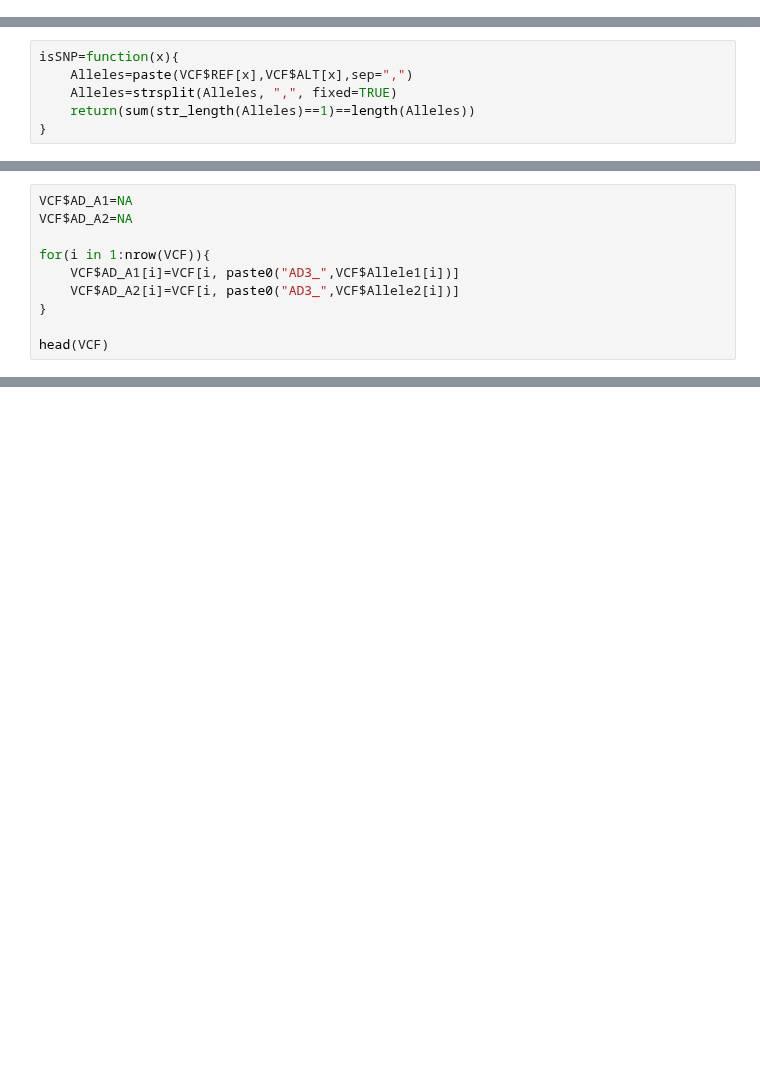
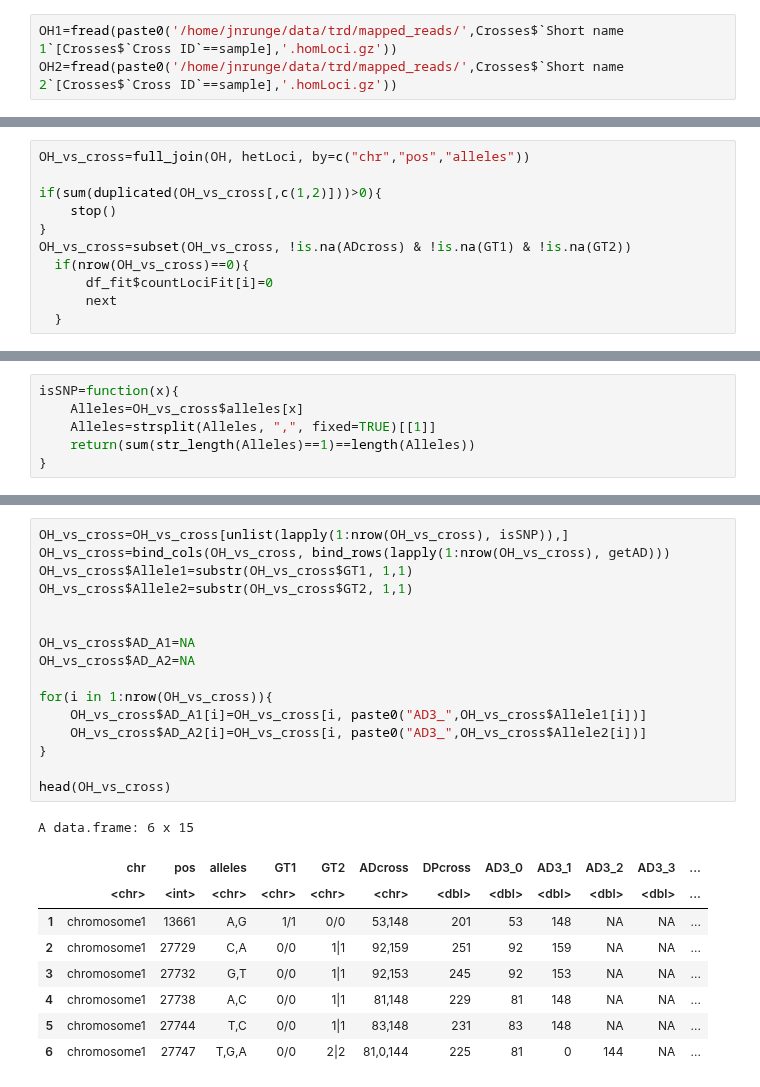
Before and after one commit to jnrunge/TRD, a Jupyter notebook: 02_TRD/01_getTRDs-GATK.ipynb, the cells around one changed output, grey strips where cells are left out. Saved outputs shown, nothing was run; the diff lists cells and outputs as text; blank space fills up the shorter version.

```diff
--- a/02_TRD/01_getTRDs-GATK.ipynb
+++ b/02_TRD/01_getTRDs-GATK.ipynb
@@ -49,0 +82,3 @@ getAD=function(x){
+# %%
+OH1=fread(paste0('/home/jnrunge/data/trd/mapped_reads/',Crosses$`Short name 1`[Crosses$`Cross ID`==sample],'.homLoci.gz'))
+OH2=fread(paste0('/home/jnrunge/data/trd/mapped_reads/',Crosses$`Short name 2`[Crosses$`Cross ID`==sample],'.homLoci.gz'))
@@ -49,0 +94,11 @@ getAD=function(x){
+# %%
+OH_vs_cross=full_join(OH, hetLoci, by=c("chr","pos","alleles"))
+
+if(sum(duplicated(OH_vs_cross[,c(1,2)]))>0){
+    stop()
+}
+OH_vs_cross=subset(OH_vs_cross, !is.na(ADcross) & !is.na(GT1) & !is.na(GT2))
+  if(nrow(OH_vs_cross)==0){
+      df_fit$countLociFit[i]=0
+      next
+  }
@@ -50,6 +135,6 @@ getAD=function(x){
 # %%
 isSNP=function(x){
-    Alleles=paste(VCF$REF[x],VCF$ALT[x],sep=",")
-    Alleles=strsplit(Alleles, ",", fixed=TRUE)
+    Alleles=OH_vs_cross$alleles[x]
+    Alleles=strsplit(Alleles, ",", fixed=TRUE)[[1]]
     return(sum(str_length(Alleles)==1)==length(Alleles))
 }
@@ -79,10 +140,0 @@ A data.frame: 6 x 21
-# %%
-VCF$AD_A1=NA
-VCF$AD_A2=NA
-
-for(i in 1:nrow(VCF)){
-    VCF$AD_A1[i]=VCF[i, paste0("AD3_",VCF$Allele1[i])]
-    VCF$AD_A2[i]=VCF[i, paste0("AD3_",VCF$Allele2[i])]
-}
-
-head(VCF)
@@ -121,0 +141,26 @@ A data.frame: 6 x 24
+# %%
+OH_vs_cross=OH_vs_cross[unlist(lapply(1:nrow(OH_vs_cross), isSNP)),]
+OH_vs_cross=bind_cols(OH_vs_cross, bind_rows(lapply(1:nrow(OH_vs_cross), getAD)))
+OH_vs_cross$Allele1=substr(OH_vs_cross$GT1, 1,1)
+OH_vs_cross$Allele2=substr(OH_vs_cross$GT2, 1,1)
+
+
+OH_vs_cross$AD_A1=NA
+OH_vs_cross$AD_A2=NA
+
+for(i in 1:nrow(OH_vs_cross)){
+    OH_vs_cross$AD_A1[i]=OH_vs_cross[i, paste0("AD3_",OH_vs_cross$Allele1[i])]
+    OH_vs_cross$AD_A2[i]=OH_vs_cross[i, paste0("AD3_",OH_vs_cross$Allele2[i])]
+}
+
+head(OH_vs_cross)
+# %% [output]
+A data.frame: 6 x 15
+|  | chr | pos | alleles | GT1 | GT2 | ADcross | DPcross | AD3_0 | AD3_1 | AD3_2 | AD3_3 | ... |
+|  | <chr> | <int> | <chr> | <chr> | <chr> | <chr> | <dbl> | <dbl> | <dbl> | <dbl> | <dbl> | ... |
+| 1 | chromosome1 | 13661 | A,G | 1/1 | 0/0 | 53,148 | 201 | 53 | 148 | NA | NA | ... |
+| 2 | chromosome1 | 27729 | C,A | 0/0 | 1|1 | 92,159 | 251 | 92 | 159 | NA | NA | ... |
+| 3 | chromosome1 | 27732 | G,T | 0/0 | 1|1 | 92,153 | 245 | 92 | 153 | NA | NA | ... |
+| 4 | chromosome1 | 27738 | A,C | 0/0 | 1|1 | 81,148 | 229 | 81 | 148 | NA | NA | ... |
+| 5 | chromosome1 | 27744 | T,C | 0/0 | 1|1 | 83,148 | 231 | 83 | 148 | NA | NA | ... |
+| 6 | chromosome1 | 27747 | T,G,A | 0/0 | 2|2 | 81,0,144 | 225 | 81 | 0 | 144 | NA | ... |
```
Also changed, not shown: parts of 36 cells of this notebook, 3 other files.
